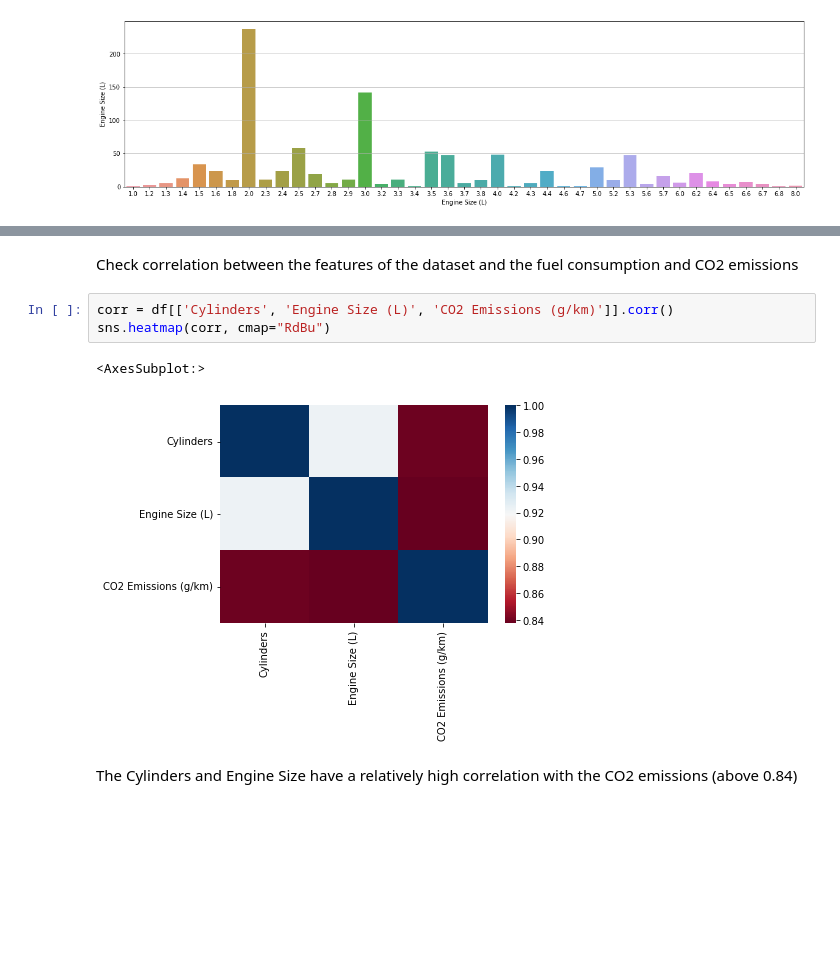
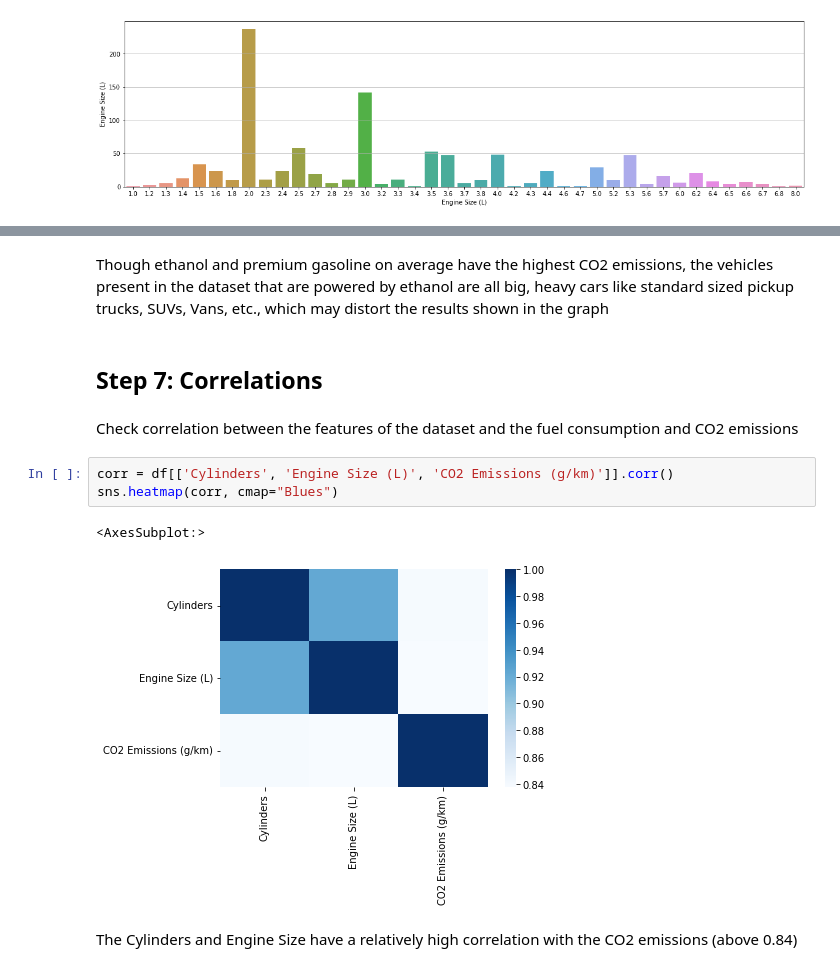
Before and after one commit to JohannesBeneke/EDA-Vehicle-Emissions, a Jupyter notebook: eda_emissions.ipynb, the cells around one changed output, grey strips where cells are left out. Drawn from its saved outputs; the diff is of its cells as text; blank space fills up the shorter version.

```diff
--- a/eda_emissions.ipynb
+++ b/eda_emissions.ipynb
@@ -290,11 +341,15 @@ Text(0.5, 0, 'Engine Size (L)')
+# %% [markdown]
+Though ethanol and premium gasoline on average have the highest CO2 emissions, the vehicles present in the dataset that are powered by ethanol are all big, heavy cars like standard sized pickup trucks, SUVs, Vans, etc., which may distort the results shown in the graph
+# %% [markdown]
+## <a id="step_7">Step 7: Correlations</a>
 # %% [markdown]
 Check correlation between the features of the dataset and the fuel consumption and CO2 emissions
 # %%
 corr = df[['Cylinders', 'Engine Size (L)', 'CO2 Emissions (g/km)']].corr()
-sns.heatmap(corr, cmap="RdBu")
+sns.heatmap(corr, cmap="Blues")
 # %% [output]
 <AxesSubplot:>
-[figure, old version]
+[figure, new version]
 # %% [markdown]
 The Cylinders and Engine Size have a relatively high correlation with the CO2 emissions (above 0.84)
 # %%
```
Also changed, not shown: parts of 14 cells of this notebook.
